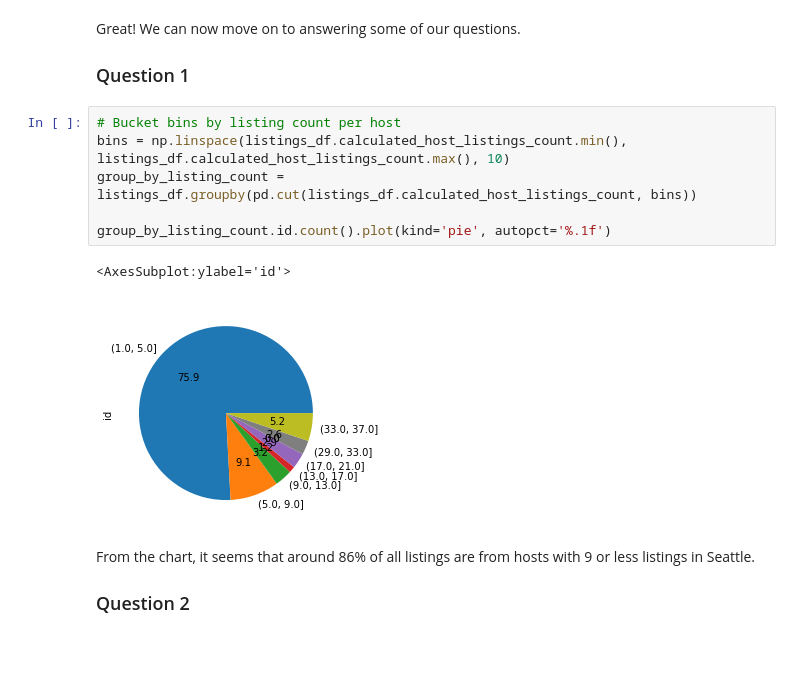
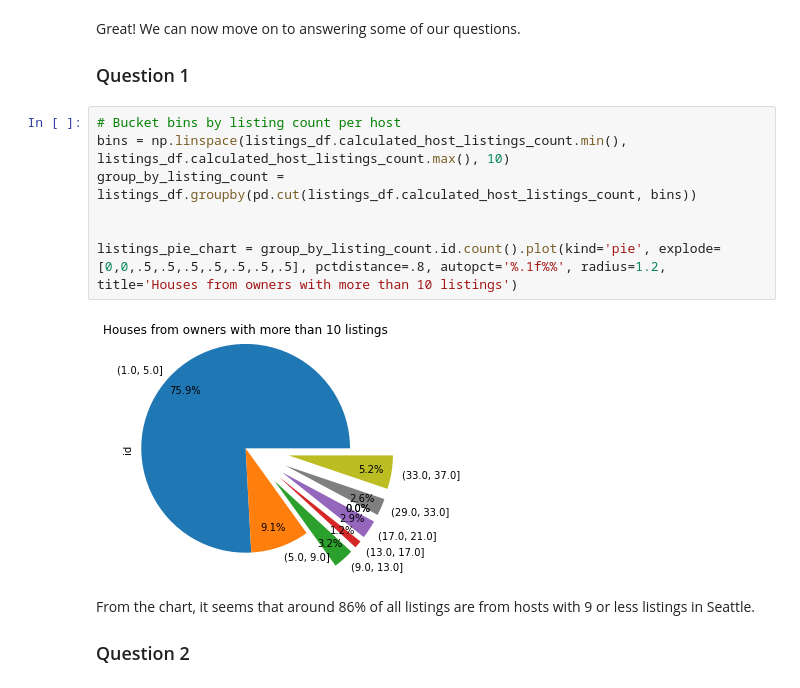
Before and after one commit to adaltof/seattle-airbnb, a Jupyter notebook: Seattle-AirBnb-Project.ipynb, the cells around one changed output. Drawn from its saved outputs; the diff is of its cells as text; blank space fills up the shorter version.

```diff
--- a/Seattle-AirBnb-Project.ipynb
+++ b/Seattle-AirBnb-Project.ipynb
@@ -139,12 +139,12 @@ Great! We can now move on to answering some of our questions.
 # %%
 # Bucket bins by listing count per host
 bins = np.linspace(listings_df.calculated_host_listings_count.min(), listings_df.calculated_host_listings_count.max(), 10)
 group_by_listing_count = listings_df.groupby(pd.cut(listings_df.calculated_host_listings_count, bins))
 
-group_by_listing_count.id.count().plot(kind='pie', autopct='%.1f')
+
+listings_pie_chart = group_by_listing_count.id.count().plot(kind='pie', explode=[0,0,.5,.5,.5,.5,.5,.5,.5], pctdistance=.8, autopct='%.1f%%', radius=1.2, title='Houses from owners with more than 10 listings')
 # %% [output]
-<AxesSubplot:ylabel='id'>
-[figure, old version]
+[figure, new version]
 # %% [markdown]
 From the chart, it seems that around 86% of all listings are from hosts with 9 or less listings in Seattle.
 
```
Also changed, not shown: parts of 4 cells of this notebook.
